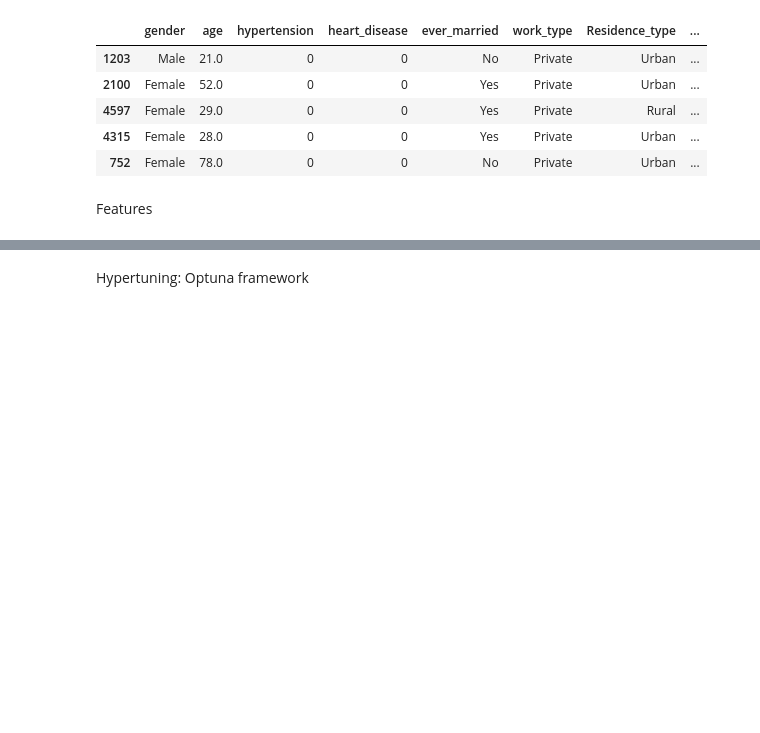
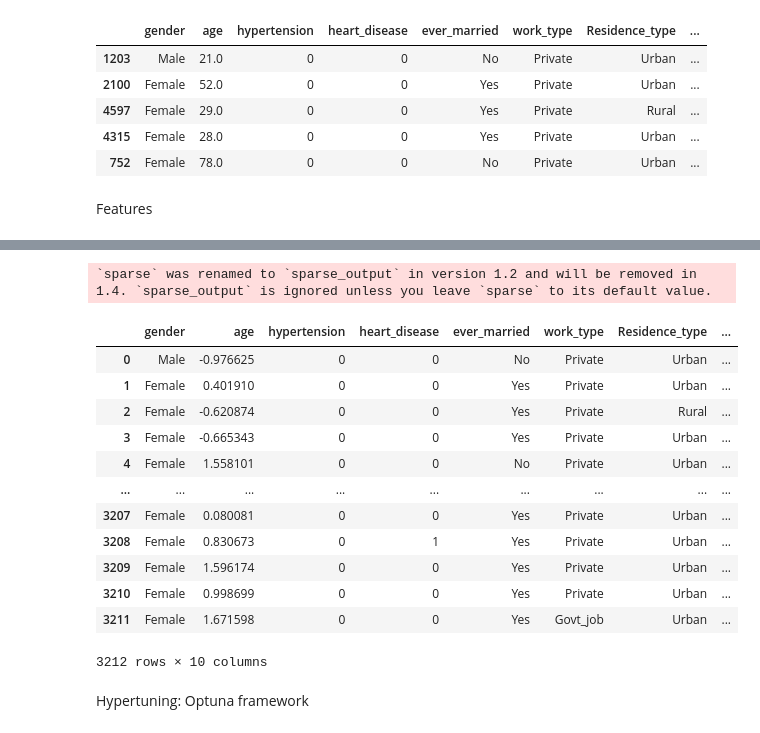
Before and after one commit to European-MTP-Accute-Stroke-Detection/Tabular-AI, a Jupyter notebook: src/catboost.ipynb, the cells around one changed output, grey strips where cells are left out. Cells and saved outputs as stored; diff of their text form; code cells hidden in the pictures; blank space fills up the shorter version.

```diff
--- a/src/catboost.ipynb
+++ b/src/catboost.ipynb
@@ -81,3 +61,5 @@ Features
 numerical_features = ['age', 'avg_glucose_level', 'bmi']
 categorical_features = ['gender', 'ever_married', 'work_type', 'Residence_type',
             'smoking_status']
+
+categorical_features_num = [0, 4, 5, 6, 9]
@@ -86,6 +159,12 @@ Preprocessing
 # %%
 preprocessors = [SimpleImputer(strategy='mean'), StandardScaler()]
 
+preprocessor_list = []
+
 for p in preprocessors:
-    X_train[numerical_features] = p.fit_transform(X_train[numerical_features])
+    p = p.fit(X_train[numerical_features])
+    X_train[numerical_features] = p.transform(X_train[numerical_features])
     X_test[numerical_features] = p.transform(X_test[numerical_features])
+
+with open ('preprocessors_catboost.pickle', 'wb') as f:
+    pickle.dump(preprocessors, f)
@@ -135,3 +175,33 @@ Hypertuning: RandomSearch
+# %%
+preprocessors = [SimpleImputer(strategy='mean'), StandardScaler()]
+
+for p in preprocessors:
+    X_train[numerical_features] = p.fit_transform(X_train[numerical_features])
+    X_test[numerical_features] = p.transform(X_test[numerical_features])
+
+with open ("preprocessors.pickle", "wb") as f:
+    pickle.dump(preprocessors, f)
+
+oversample = SMOTENC(categorical_features_num)
+X_train, y_train = oversample.fit_resample(X_train, y_train)
+# %% [output]
+`sparse` was renamed to `sparse_output` in version 1.2 and will be removed in 1.4. `sparse_output` is ignored unless you leave `sparse` to its default value.
+# %%
+X_train
+# %% [output]
+|  | gender | age | hypertension | heart_disease | ever_married | work_type | Residence_type | ... |
+| 0 | Male | -0.976625 | 0 | 0 | No | Private | Urban | ... |
+| 1 | Female | 0.401910 | 0 | 0 | Yes | Private | Urban | ... |
+| 2 | Female | -0.620874 | 0 | 0 | Yes | Private | Rural | ... |
+| 3 | Female | -0.665343 | 0 | 0 | Yes | Private | Urban | ... |
+| 4 | Female | 1.558101 | 0 | 0 | No | Private | Urban | ... |
+| ... | ... | ... | ... | ... | ... | ... | ... | ... |
+| 3207 | Female | 0.080081 | 0 | 0 | Yes | Private | Urban | ... |
+| 3208 | Female | 0.830673 | 0 | 1 | Yes | Private | Urban | ... |
+| 3209 | Female | 1.596174 | 0 | 0 | Yes | Private | Urban | ... |
+| 3210 | Female | 0.998699 | 0 | 0 | Yes | Private | Urban | ... |
+| 3211 | Female | 1.671598 | 0 | 0 | Yes | Govt_job | Urban | ... |
+3212 rows × 10 columns
 # %% [markdown]
 Hypertuning: Optuna framework
 # %%
```
Also changed, not shown: parts of 33 cells of this notebook, 24 other files.
